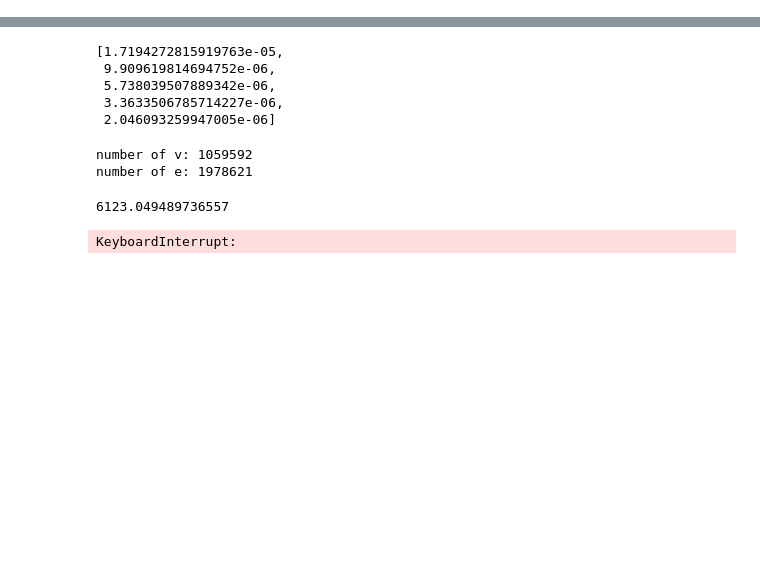
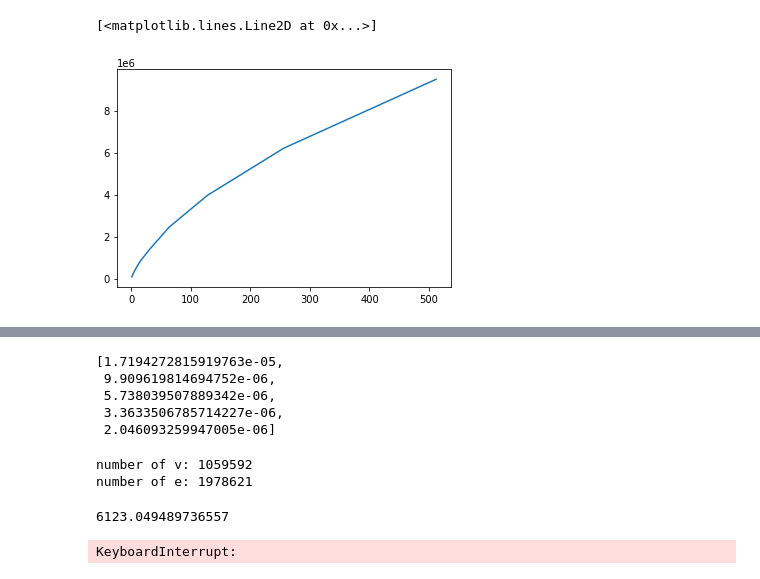
Before and after one commit to antaressgzz/502-web-graph, a Jupyter notebook: web_graph.ipynb, the cells around one changed output, grey strips where cells are left out. Cells and saved outputs as stored; diff of their text form; code cells hidden in the pictures; blank space fills up the shorter version.

```diff
--- a/web_graph.ipynb
+++ b/web_graph.ipynb
@@ -101,0 +134,5 @@ def lpa():
+# %%
+plt.plot(size, nvs)
+# %% [output]
+[<matplotlib.lines.Line2D at 0x...>]
+[figure, added]
```
Also changed, not shown: parts of 18 cells of this notebook.
